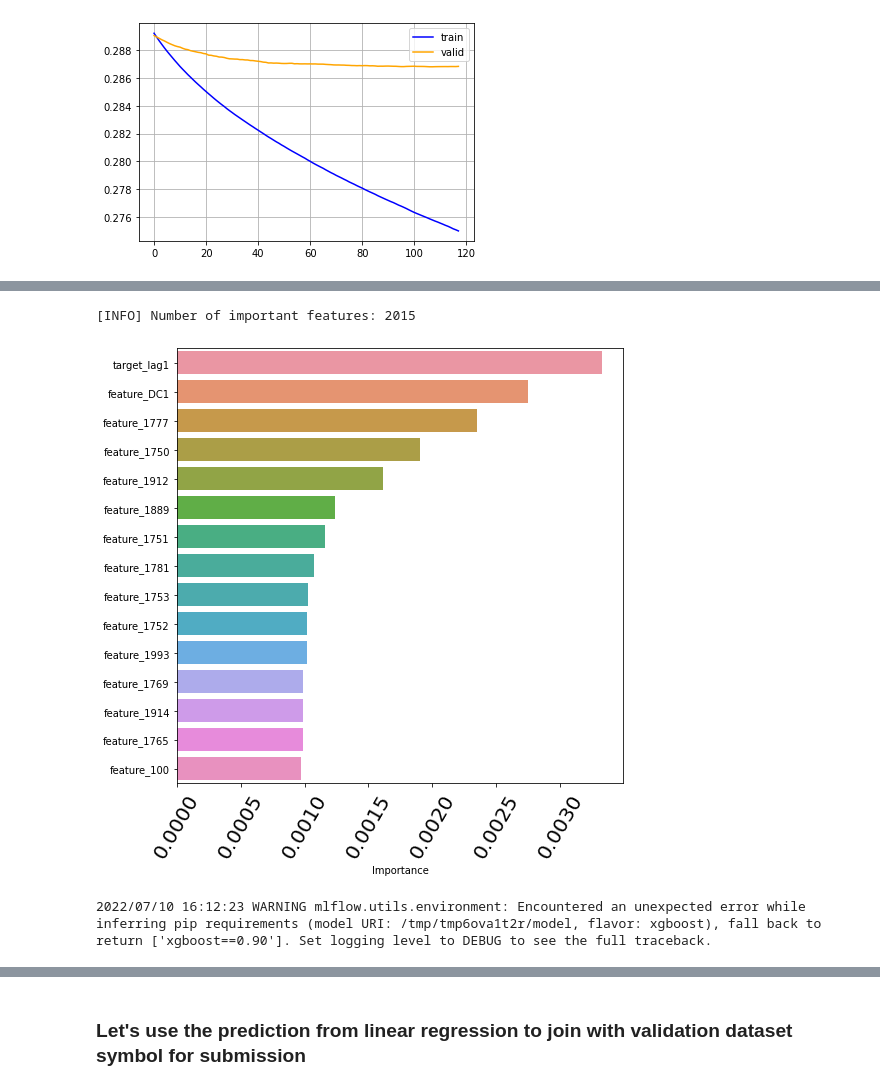
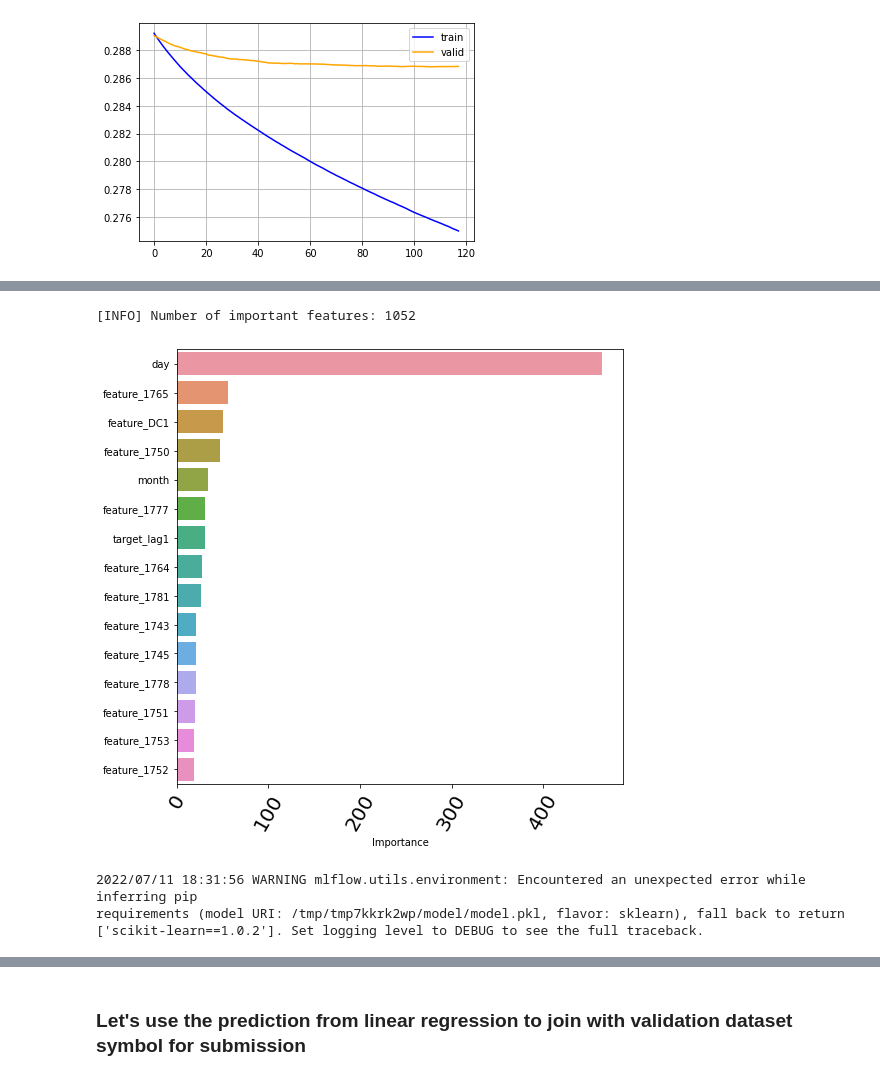
Before and after one commit to Bibhash123/competition_quickstart_dataloader, a Jupyter notebook: gbm-models-lgb.ipynb, the cells around one changed output, grey strips where cells are left out. Cells and saved outputs as stored; diff of their text form; code cells hidden in the pictures.

```diff
--- a/gbm-models-lgb.ipynb
+++ b/gbm-models-lgb.ipynb
@@ -230,7 +292,7 @@ def fitLGB(with_target = with_target):
           eval_names=['train','valid'])
   return reg
 
-reg = fitLGB()
+lgb = fitLGB()
 # %% [output]
 [1]     train's rmse: 0.28921   train's l2: 0.0836423   valid's rmse: 0.289043  valid's l2: 0.083546
 Training until validation scores don't improve for 10 rounds.
@@ -259,14 +321,15 @@ plt.legend()
 <matplotlib.legend.Legend at 0x...>
 [figure]
 # %%
-def predictFunction(xgb,dataset, with_target = with_target):
+def predictFunction(xgb, lgb, dataset, with_target = with_target):
   files = dataset.copy()
   xgb_pred = xgb.predict(files.drop(['date','symbol','target','target_DC1'], axis = 1))
+  lgb_pred = lgb.predict(files.drop(['date','symbol','target','target_DC1'], axis = 1))
 
   if with_target:
-    files.loc[:,'predicted_target'] = xgb_pred.reshape((-1,1))
+    files.loc[:,'predicted_target'] = (xgb_pred.reshape((-1,1))+lgb_pred.reshape((-1,1)))/2
   else:
-    files.loc[:,'predicted_DC1'] = xgb_pred.reshape((-1,1))
+    files.loc[:,'predicted_DC1'] = (xgb_pred.reshape((-1,1))+lgb_pred.reshape((-1,1)))/2
     files.loc[:,'predicted_target'] = -1
     for date in files.date.unique():
       files.loc[files['date']==date,'predicted_target'] = rank_data(files[files['date']==date]['predicted_DC1'])
@@ -292,7 +355,7 @@ def spearman_by_era(prediction,target, dates):
   min = np.min(spearman_era_list)
   return mean, std, max, min
 # %%
-pred_train = predictFunction(reg, train_set)
+pred_train = predictFunction(xgb,lgb, train_set)
 train_spearman = spearman_by_era(pred_train['predicted_target'].values, train_set['target'].values,
                                 pred_train['date'].values)
 
@@ -306,5 +369,5 @@ Train dataset Spearman correlation: mean = 0.3385 ; std = 0.0774 ; max = 0.5254
 # %%
-pred_val = predictFunction(reg, val_set)
+pred_val = predictFunction(xgb, lgb, val_set)
 test_spearman = spearman_by_era(pred_val['predicted_target'].values, val_set['target'].values,
                                 pred_val['date'].values)
 
@@ -363,41 +433,41 @@ sns.scatterplot(x = "target_DC1", y = "error", data = error)
 # %%
 @model("lgb_model")
 def train_function():
-    importance = reg.feature_importances_
+    importance = lgb.feature_importances_
     importances_rfc_df = pd.DataFrame(importance, index=train_set.drop(['date','symbol','target','target_DC1'], axis = 1).columns, columns=['Importance'])
     importances_rfc_df = importances_rfc_df.sort_values(by='Importance', ascending=False)
     importances_rfc_df = importances_rfc_df[importances_rfc_df['Importance'] > 0]
     print("[INFO] Number of important features:",importances_rfc_df.shape[0])
     importances_rfc_df = importances_rfc_df.head(15)
 
     plt.figure(figsize=(8,8))
     plt.xticks(rotation=60, fontsize = 20)
     sns.barplot(y=importances_rfc_df.index, x=importances_rfc_df['Importance'])
 
 
     layer.log(params)
     layer.log({'With Target':with_target})
     layer.log({'Mean Absolute Error':mae})
     layer.log({'Mean Squarred Error': mse})
     layer.log({'Root Mean Squared Error': rmse})
     layer.log({"Train mean pearson":round(train_spearman[0], 4)})
     layer.log({"Train std pearson":round(train_spearman[1], 4)})
     layer.log({"Validation mean pearson":round(test_spearman[0], 4)})
     layer.log({"Validation std pearson":round(test_spearman[1], 4)})
     layer.log({"Feature importance": plt.gcf()})
     layer.log({"Training metrics": evaluation_plot})
     layer.log({"Error Plot":error_plot})
     plt.show()
-    return reg
+    return lgb
 
-reg = train_function()
+_ = train_function()
 # %% [output]
 [interactive output not drawn]
-[INFO] Number of important features: 2015
+[INFO] Number of important features: 1052
-[figure, old version]
+[figure, new version]
-2022/07/10 16:12:23 WARNING mlflow.utils.environment: Encountered an unexpected error while
-inferring pip requirements (model URI: /tmp/tmp6ova1t2r/model, flavor: xgboost), fall back to
-return ['xgboost==0.90']. Set logging level to DEBUG to see the full traceback.
+2022/07/11 18:31:56 WARNING mlflow.utils.environment: Encountered an unexpected error while inferring pip
+requirements (model URI: /tmp/tmp7kkrk2wp/model/model.pkl, flavor: sklearn), fall back to return
+['scikit-learn==1.0.2']. Set logging level to DEBUG to see the full traceback.
 [interactive output not drawn]
 [interactive output not drawn]
 # %%
```
Also changed, not shown: parts of 18 cells of this notebook.
